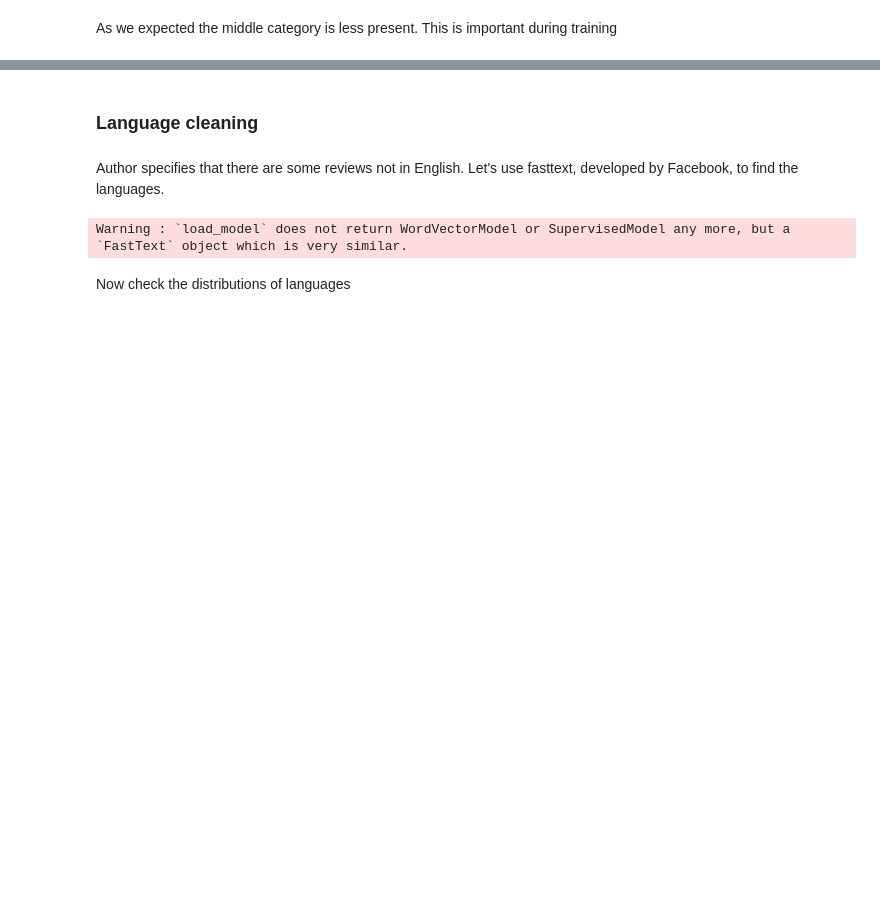
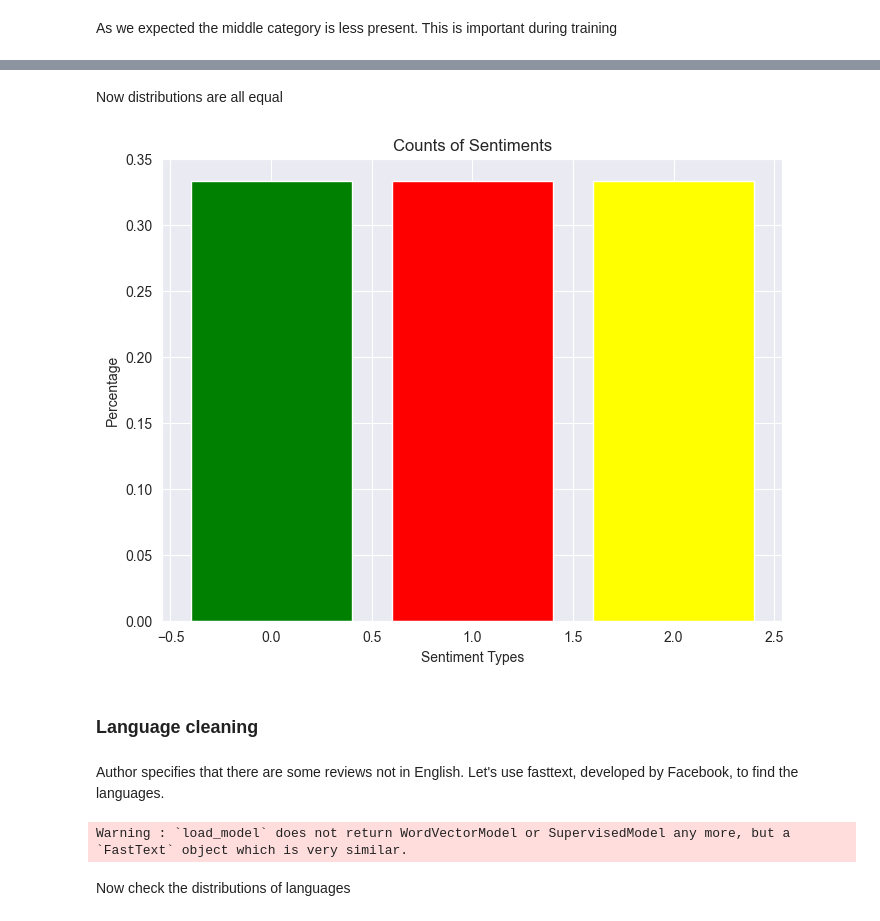
Before and after one commit to Lorenzo-Gardini/TextMining, a Jupyter notebook: project_notebook.ipynb, the cells around one changed output, grey strips where cells are left out. Drawn from its saved outputs; the diff is of its cells as text; code cells hidden in the pictures; blank space fills up the shorter version.

```diff
--- a/project_notebook.ipynb
+++ b/project_notebook.ipynb
@@ -660,3 +748,9 @@ As we expected the middle category is less present. This is important during tra
+# %% [markdown]
+Now distributions are all equal
+# %%
+plot_distribution(dataset['sentiment'])
+# %% [output]
+[figure, added]
 # %% [markdown]
 ### Language cleaning
 # %% [markdown]
```
Also changed, not shown: parts of 135 cells of this notebook, 3 other files.
